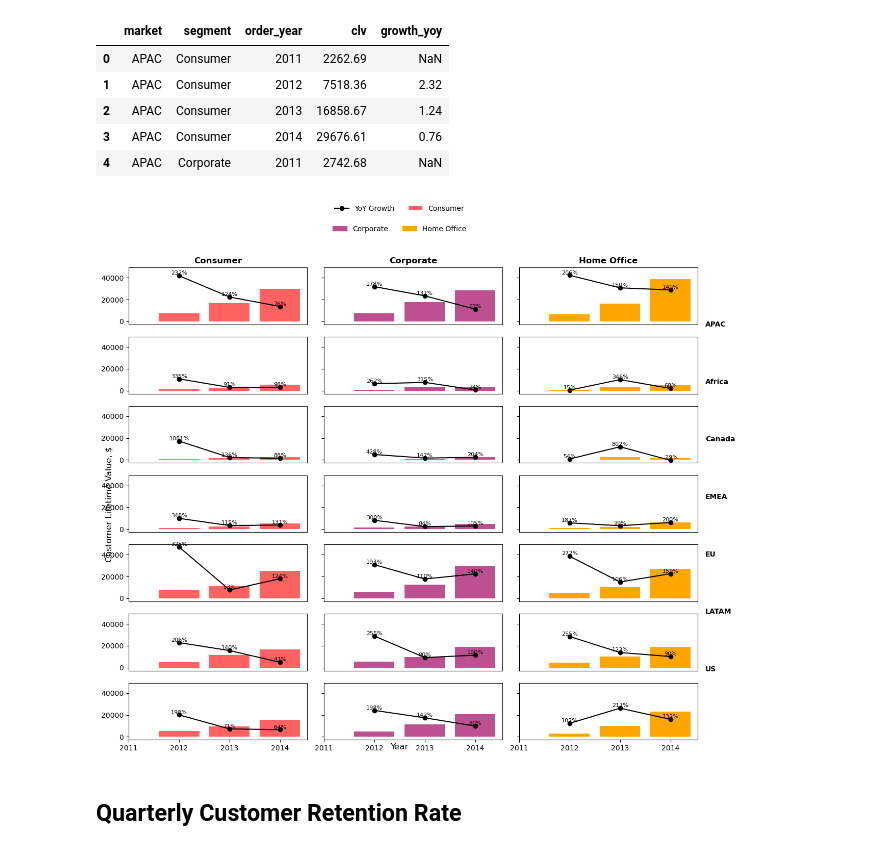
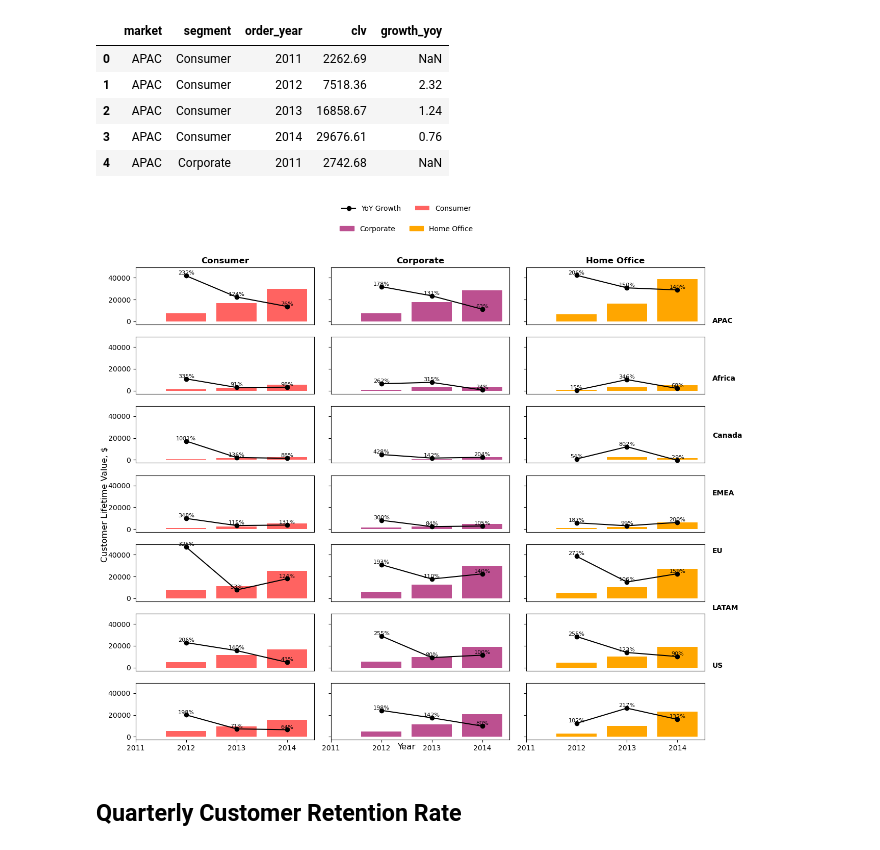
Before and after one commit to annugit1655/Global-Superstore-Project, a Jupyter notebook: notebooks/order-return-sales-analysis.ipynb, the cells around one changed output. Cells and saved outputs as stored; diff of their text form; code cells hidden in the pictures.

```diff
--- a/notebooks/order-return-sales-analysis.ipynb
+++ b/notebooks/order-return-sales-analysis.ipynb
@@ -1163,39 +1163,39 @@ for i, market in enumerate(markets):
         # Only set x-axis ticks/labels on the bottom row
         if i == len(markets) - 1:
             ax.set_xticks([2011, 2012, 2013, 2014])
             ax.set_xticklabels([2011, 2012, 2013, 2014])
         else:
             ax.tick_params(axis="x", bottom=False, labelbottom=False)
 
         # column title on top
         if i == 0:
             ax.set_title(f"{segment}", fontsize=12, fontweight='bold')
 
     # Row name on the right side of each row
     # # Use the last column axis to place text just outside its right edge
     right_ax = axes[i][-1]
-    fig.text(1, right_ax.get_position().y0 + right_ax.get_position().height/2 + 0.02, market, va="center", ha="left", fontsize=10, fontweight="bold")
-
+    fig.text(1, right_ax.get_position().y0 + right_ax.get_position().height/2 + 0.02  , market, va="bottom", ha="left", fontsize=10, fontweight="bold")
+    # right_ax.get_position().height/1.5
 
 
 # Shared labels
 fig.text(0.5, 0.02, "Year", ha="center", fontsize=12)
-fig.text(0.02, 0.5, "Customer Lifetime Value, $", va="center", rotation=90, fontsize=12)
+fig.text(0.001, 0.5, "Customer Lifetime Value, $", va="center", rotation=90, fontsize=12)
 
 # Legend (only Corporate + Home Office + YoY Growth)
 corporate_patch = mpatches.Patch(color=segment_colors["Corporate"], label="Corporate")
 homeoffice_patch = mpatches.Patch(color=segment_colors["Home Office"], label="Home Office")
-fig.legend(handles=[corporate_patch, homeoffice_patch], loc="upper center", bbox_to_anchor=(0.5, 1.06), ncol=3, frameon=False)
+fig.legend(handles=[corporate_patch, homeoffice_patch], loc="upper center", bbox_to_anchor=(0.5, 1.06), ncol=4, frameon=False)
 
 # Legend (only once)
 handles, labels = axes[0][0].get_legend_handles_labels()
-fig.legend(handles, labels, loc="upper center",bbox_to_anchor=(0.5, 1.10) , ncol=2, frameon=False)
+fig.legend(handles, labels, loc="upper center",bbox_to_anchor=(0.5, 1.10) , ncol=4, frameon=False)
 
 # Add layout
 plt.tight_layout()#(rect=[0.05, 0.05, 0.95, 0.95])
 plt.show()
 # %% [output]
-[figure, old version]
+[figure, new version]
 # %% [markdown]
 ## **Quarterly Customer Retention Rate**
 # %%
```
Also changed, not shown: 1 other file.
